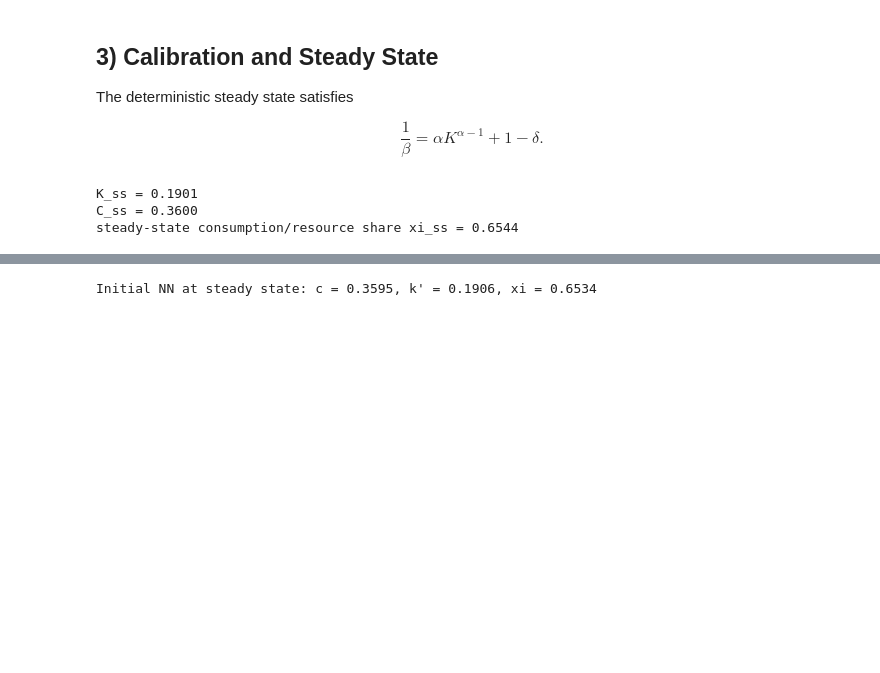
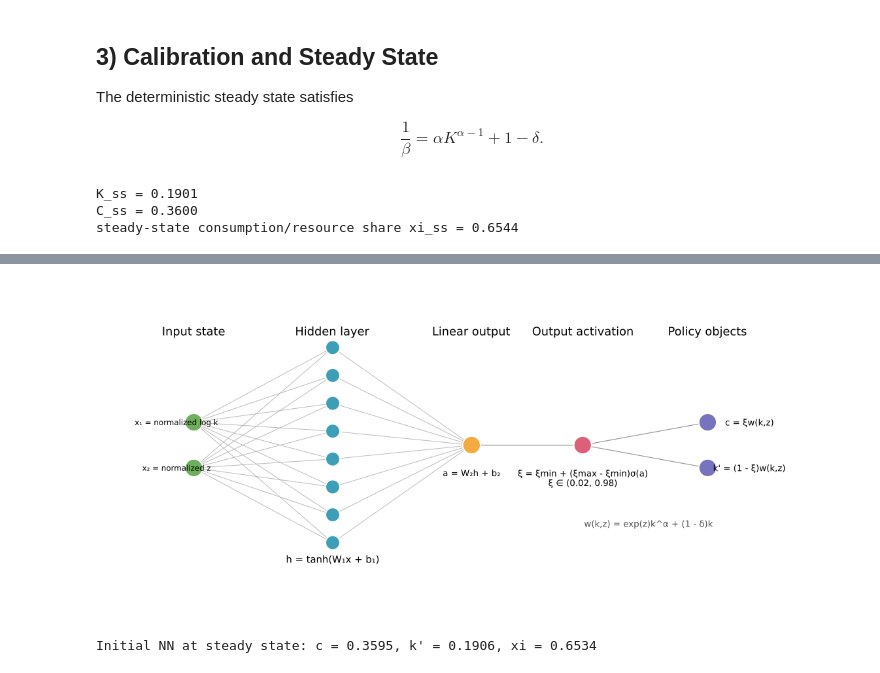
Before and after one commit to YuxuanZhao-Econ/DeepLearningMacro, a Jupyter notebook: RBC.ipynb, the cells around one changed output, grey strips where cells are left out. Drawn from its saved outputs; the diff is of its cells as text; code cells hidden in the pictures; blank space fills up the shorter version.

```diff
--- a/RBC.ipynb
+++ b/RBC.ipynb
@@ -148,3 +190,7 @@ This enforces the resource constraint and positivity by construction. That is th
+# %%
+plot_policy_network_diagram(hidden=par.hidden, xi_min=par.xi_min, xi_max=par.xi_max)
+# %% [output]
+[figure, added]
 # %%
 function sigmoid_stable(x)
     if x >= 0
```
Also changed, not shown: parts of 3 cells of this notebook, 7 other files.
